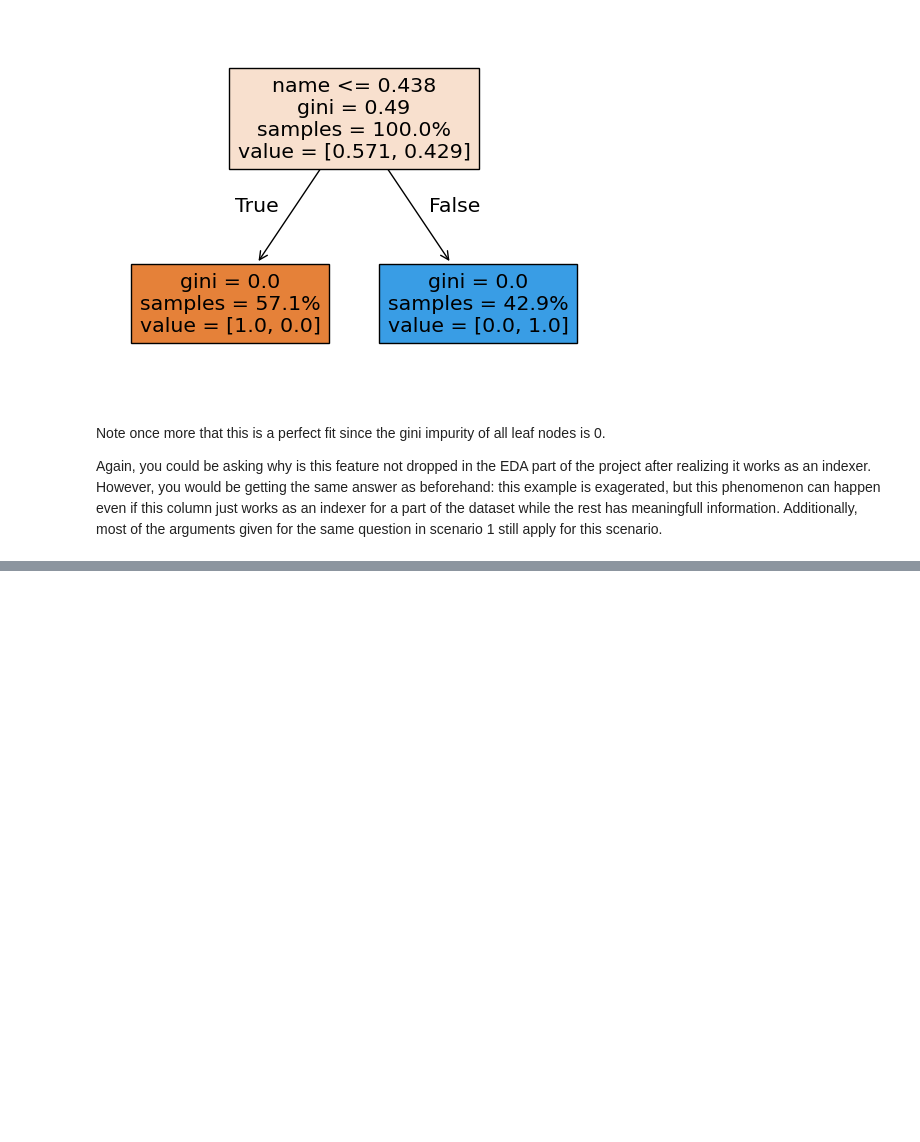
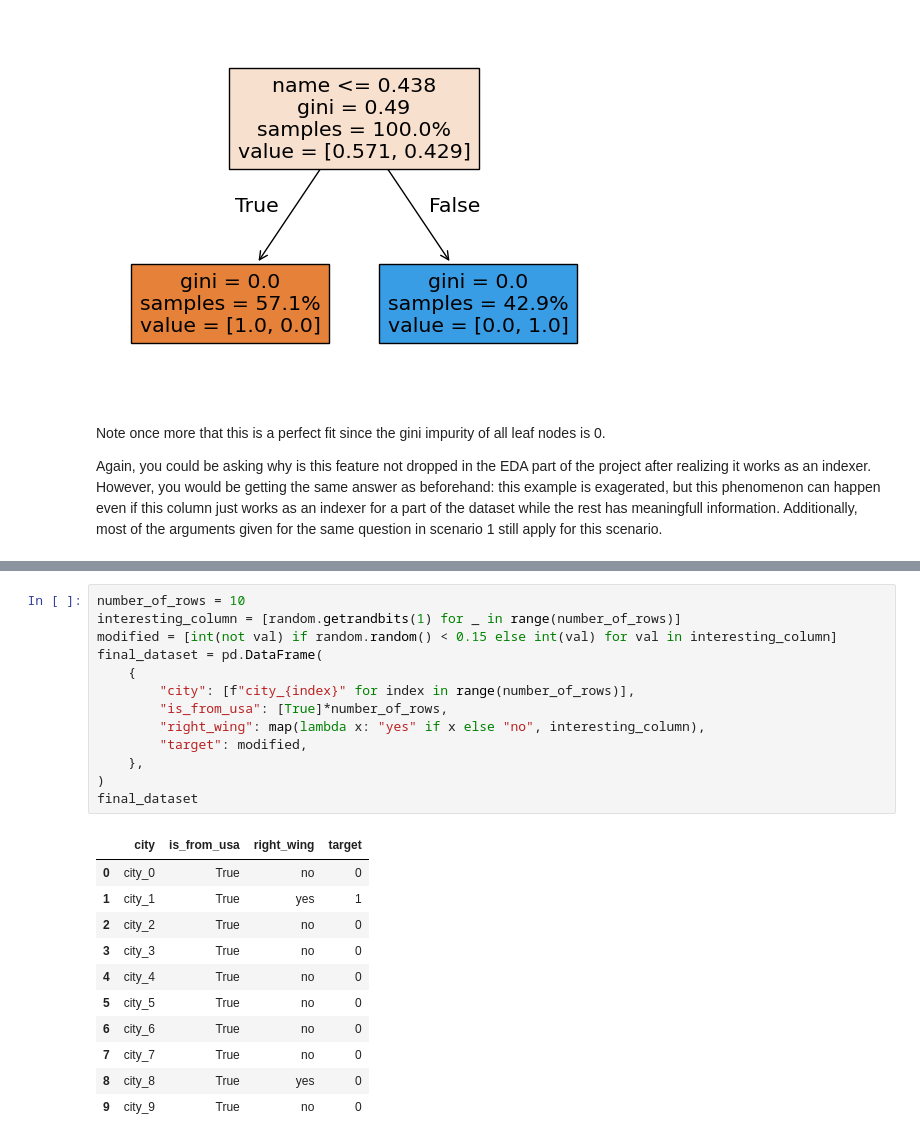
Before and after one commit to dooreas/TowardsCatboost, a Jupyter notebook: towards_catboost.ipynb, the cells around one changed output, grey strips where cells are left out. Cells and saved outputs as stored; diff of their text form; blank space fills up the shorter version.

Commit message:
feat: add dataset explaining catboost encoder

```diff
--- a/towards_catboost.ipynb
+++ b/towards_catboost.ipynb
@@ -318,0 +339,25 @@ Again, you could be asking why is this feature not dropped in the EDA part of th
+# %%
+number_of_rows = 10
+interesting_column = [random.getrandbits(1) for _ in range(number_of_rows)]
+modified = [int(not val) if random.random() < 0.15 else int(val) for val in interesting_column]
+final_dataset = pd.DataFrame(
+    {
+        "city": [f"city_{index}" for index in range(number_of_rows)],
+        "is_from_usa": [True]*number_of_rows,
+        "right_wing": map(lambda x: "yes" if x else "no", interesting_column),
+        "target": modified,
+    },
+)
+final_dataset
+# %% [output]
+|  | city | is_from_usa | right_wing | target |
+| 0 | city_0 | True | no | 0 |
+| 1 | city_1 | True | yes | 1 |
+| 2 | city_2 | True | no | 0 |
+| 3 | city_3 | True | no | 0 |
+| 4 | city_4 | True | no | 0 |
+| 5 | city_5 | True | no | 0 |
+| 6 | city_6 | True | no | 0 |
+| 7 | city_7 | True | no | 0 |
+| 8 | city_8 | True | yes | 0 |
+| 9 | city_9 | True | no | 0 |
```
Also changed, not shown: parts of 4 cells of this notebook, 1 other file.
